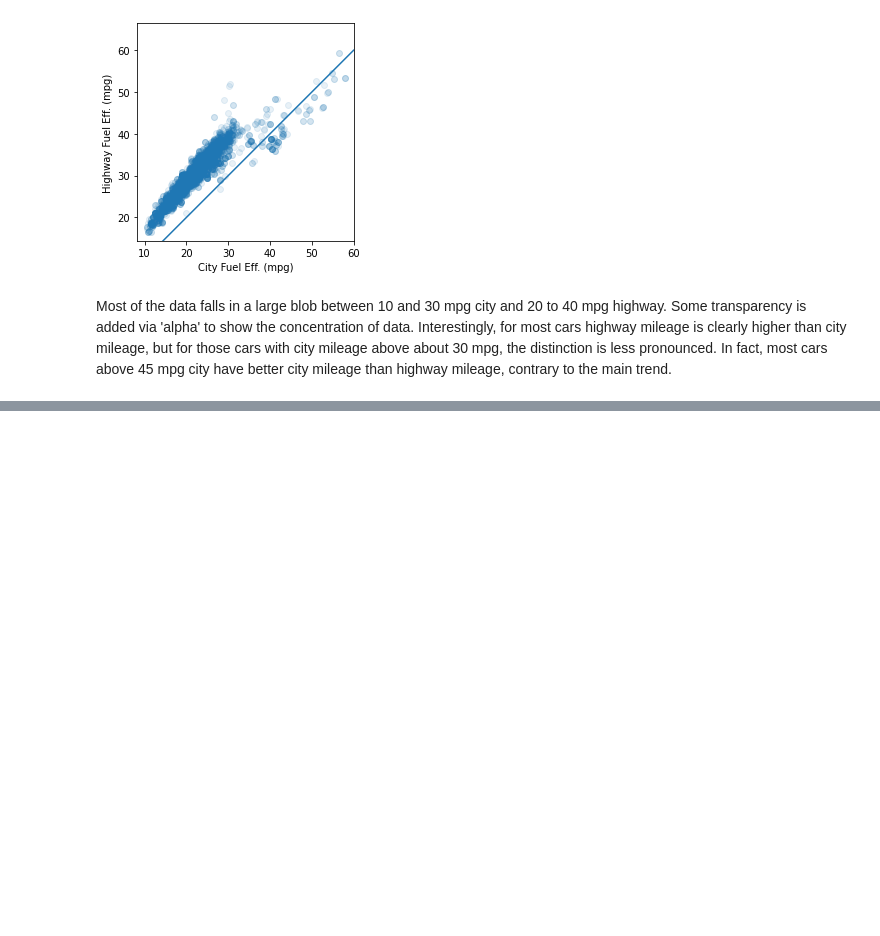
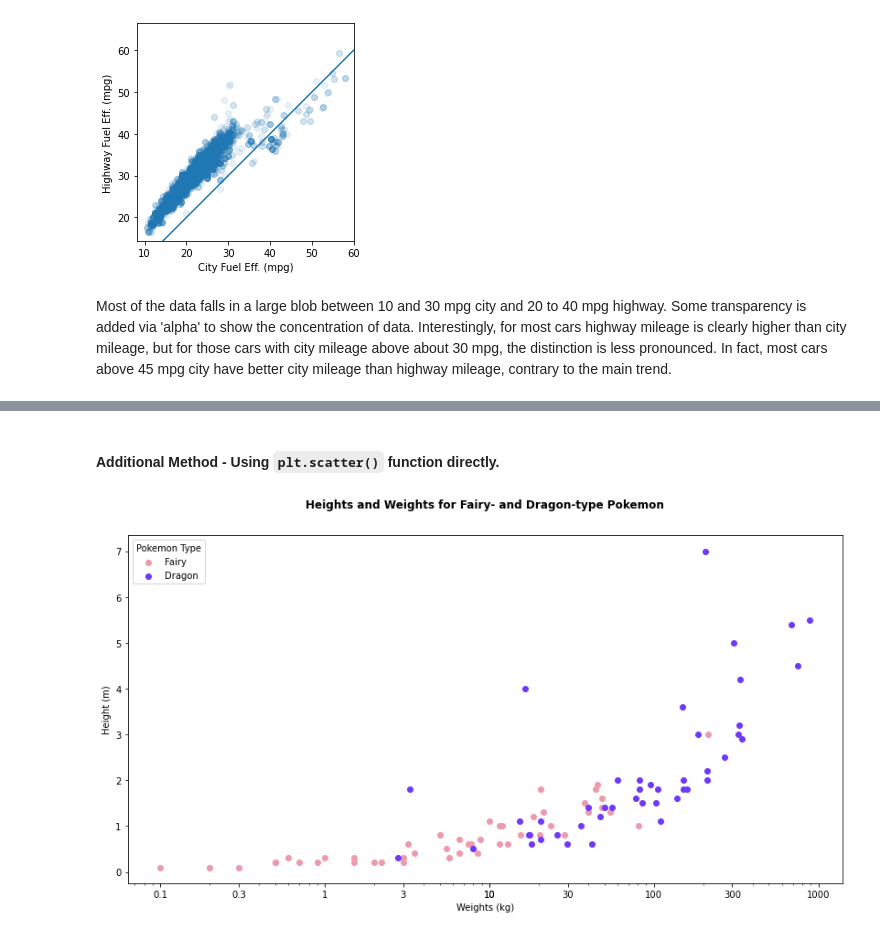
Before and after one commit to Alex-YuZ/Data-Visualization, a Jupyter notebook: Scatter_Plot.ipynb, the cells around one changed output, grey strips where cells are left out. Drawn from its saved outputs; the diff is of its cells as text; code cells hidden in the pictures; blank space fills up the shorter version.

```diff
--- a/Scatter_Plot.ipynb
+++ b/Scatter_Plot.ipynb
@@ -186,0 +256,29 @@ Most of the data falls in a large blob between 10 and 30 mpg city and 20 to 40 m
+# %% [markdown]
+#### Additional Method - Using `plt.scatter()` function directly.
+# %%
+# Set the figure size
+plt.figure(figsize=(14, 7))
+
+# Specify the types and colors to be drawn
+types_colors = [('fairy', '#ee99ac'), ('dragon', '#7038f8')]
+
+# Draw each type in a loop separately
+for type_, color_ in types_colors:
+    plt.scatter(x=pkmn_sub[pkmn_sub.type==type_].weight, y=pkmn_sub[pkmn_sub.type==type_].height, color=color_)
+
+# Scaling the x axis
+plt.xscale('log')
+ticks = [0.1, 0.3, 1, 3, 10, 10, 30, 100, 300, 1000]
+plt.xticks(ticks, ticks)
+
+# Adjust the label properties
+plt.xlabel('Weights (kg)')
+plt.ylabel('Height (m)')
+plt.legend(['Fairy', 'Dragon'], title='Pokemon Type', loc=2)
+
+# Adjust the title property
+plt.title('Heights and Weights for Fairy- and Dragon-type Pokemon', \
+          pad=30, \
+          fontdict={'fontsize': 12, 'fontweight': 'bold'});
+# %% [output]
+[figure, added]
```
Also changed, not shown: parts of 8 cells of this notebook.
